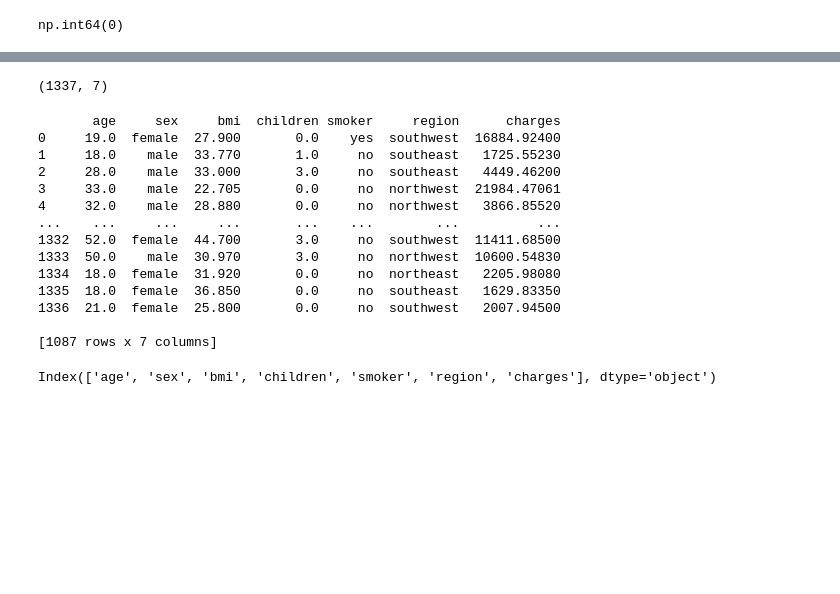
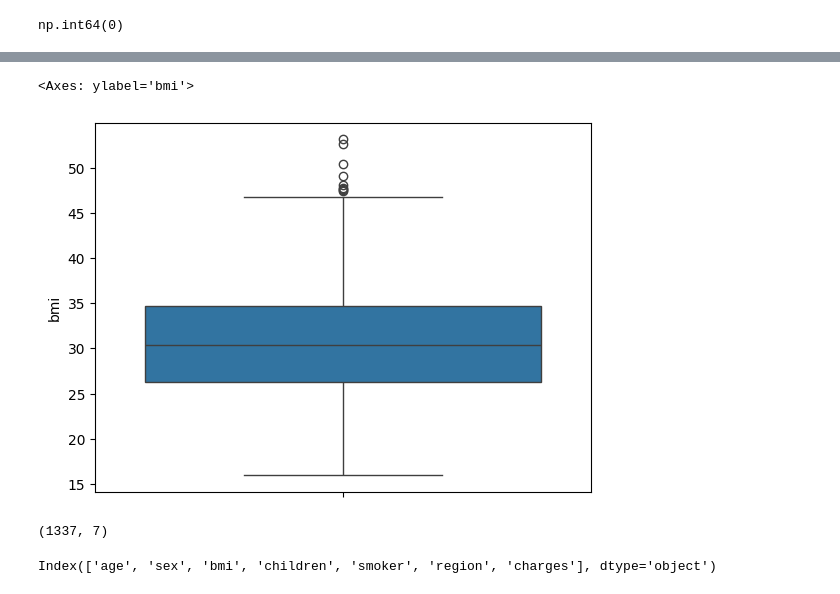
Before and after one commit to abirmes/Assurance_Charge, a Jupyter notebook: data2.ipynb, the cells around one changed output, grey strips where cells are left out. Cells and saved outputs as stored; diff of their text form; code cells hidden in the pictures; blank space fills up the shorter version.

```diff
--- a/data2.ipynb
+++ b/data2.ipynb
@@ -159,31 +159,21 @@ df.boxplot(by ='region', column =['charges'], grid = False)
+# %%
+sns.boxplot(df["bmi"])
+# %% [output]
+<Axes: ylabel='bmi'>
+[figure, added]
 # %%
 print(df.shape)
 # %% [output]
 (1337, 7)
 # %%
-from scipy.stats import zscore
+#from scipy.stats import zscore
 
-for i in range(len(selected_columns_nums)):
-    df['Z-score'] = zscore(df[selected_columns_nums[i]])
-    df = df[df['Z-score'].abs() <= 3]
+#for i in range(len(selected_columns_nums)):
+    #df['Z-score'] = zscore(df[selected_columns_nums[i]])
+   # df = df[df['Z-score'].abs() <= 3]
 
-df = df.drop(columns=['Z-score'])
-print(df)
+#df = df.drop(columns=['Z-score'])
+#print(df)
-# %% [output]
-       age     sex     bmi  children smoker     region      charges
-0     19.0  female  27.900       0.0    yes  southwest  16884.92400
-1     18.0    male  33.770       1.0     no  southeast   1725.55230
-2     28.0    male  33.000       3.0     no  southeast   4449.46200
-3     33.0    male  22.705       0.0     no  northwest  21984.47061
-4     32.0    male  28.880       0.0     no  northwest   3866.85520
-...    ...     ...     ...       ...    ...        ...          ...
-1332  52.0  female  44.700       3.0     no  southwest  11411.68500
-1333  50.0    male  30.970       3.0     no  northwest  10600.54830
-1334  18.0  female  31.920       0.0     no  northeast   2205.98080
-1335  18.0  female  36.850       0.0     no  southeast   1629.83350
-1336  21.0  female  25.800       0.0     no  southwest   2007.94500
-
-[1087 rows x 7 columns]
 # %%
 #outliers = df[df['Z-score'].abs() > 3]
 #print(outliers)
```
Also changed, not shown: parts of 30 cells of this notebook, 1 other file.
